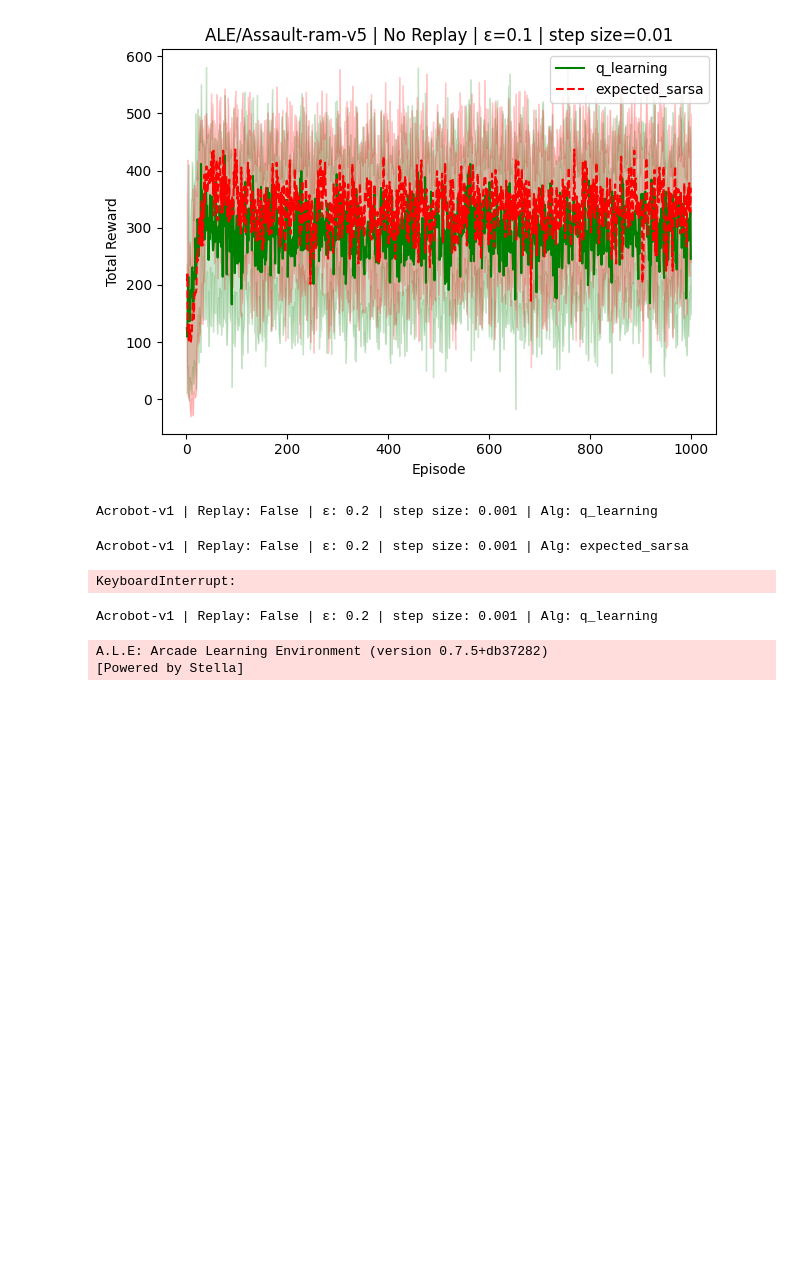
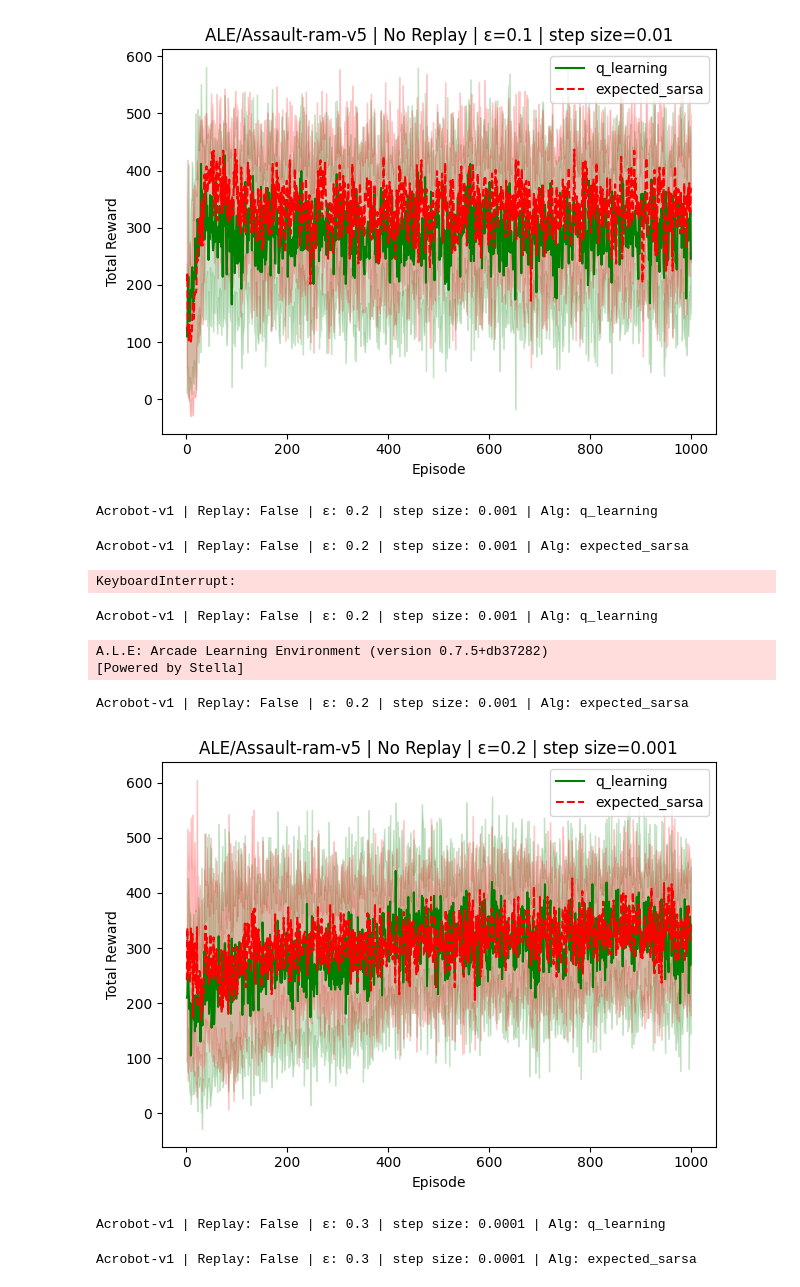
Before and after one commit to simonli357/COMP579, a Jupyter notebook: a3/a3.ipynb, the cells around one changed output. Cells and saved outputs as stored; diff of their text form; code cells hidden in the pictures; blank space fills up the shorter version.

```diff
--- a/a3/a3.ipynb
+++ b/a3/a3.ipynb
@@ -224,14 +224,14 @@ def run_experiment(env_name, algorithm, use_replay, epsilon, step_size, num_epis
 num_seeds = 10
 num_episodes = 1000
 epsilons = [0.1, 0.2, 0.3]
-# step_sizes = [0.25, 0.125, 0.0625]  # 1/4, 1/8, 1/16
-step_sizes = [0.01, 0.001, 0.0001]  # 1/100, 1/1000, 1/10000
+step_sizes = [1/4, 1/8, 0.0625]  # 1/4, 1/8, 1/16
+# step_sizes = [0.01, 0.001, 0.0001]  # 1/100, 1/1000, 1/10000
 algorithms = ['q_learning', 'expected_sarsa']
 replay_settings = [False, True]
 env_names = ["Acrobot-v1", "ALE/Assault-ram-v5"]
-device = torch.device("cuda")
+# device = torch.device("cuda")
+device = torch.device("cpu")
 print("Device:", device)
-# device = torch.device("cpu")
 gamma = 0.99
 batch_size = 64
 num_layers = 2  # or 3 as desired
@@ -353,11 +353,15 @@ KeyboardInterrupt:
 # %%
 env_name = "ALE/Assault-ram-v5"
 results.setdefault(env_name, {})          # Initialize for Assault-ram-v5
 use_replay = False                         # No replay setting for this block
 results[env_name].setdefault(use_replay, {})
 eps = epsilons[1]
-run_experiments(env_name, use_replay, eps, 1/16, results, num_seeds, num_episodes, algorithms, num_layers, gamma, batch_size, device)
+run_experiments(env_name, use_replay, eps, step_sizes[1], results, num_seeds, num_episodes, algorithms, num_layers, gamma, batch_size, device)
 # %% [output]
 Acrobot-v1 | Replay: False | ε: 0.2 | step size: 0.001 | Alg: q_learning
 A.L.E: Arcade Learning Environment (version 0.7.5+db37282)
 [Powered by Stella]
+Acrobot-v1 | Replay: False | ε: 0.2 | step size: 0.001 | Alg: expected_sarsa
+[figure, added]
+Acrobot-v1 | Replay: False | ε: 0.3 | step size: 0.0001 | Alg: q_learning
+Acrobot-v1 | Replay: False | ε: 0.3 | step size: 0.0001 | Alg: expected_sarsa
```
Also changed, not shown: parts of 10 cells of this notebook, 30 other files.
